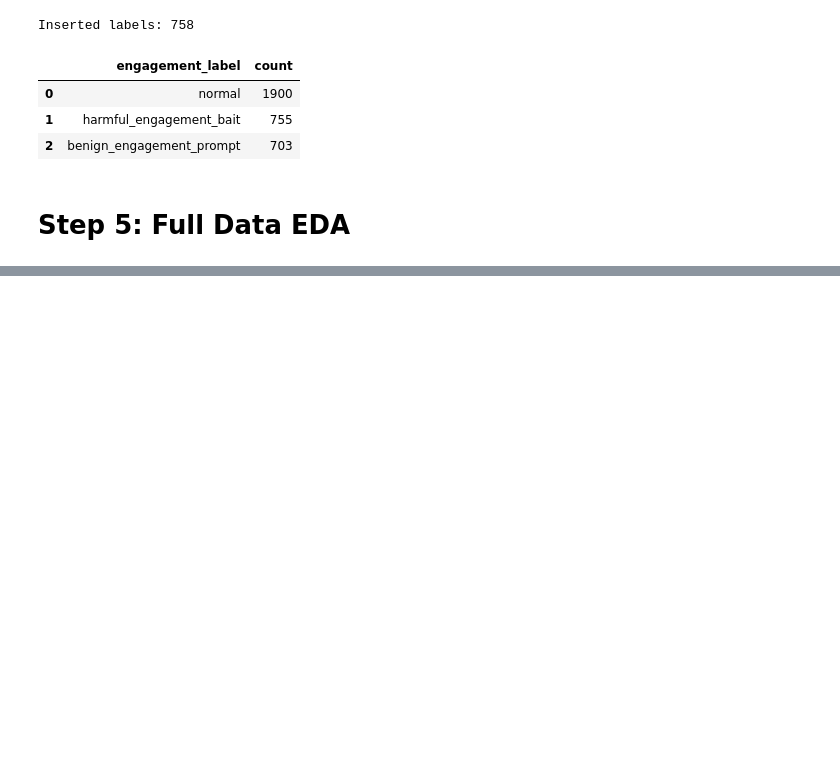
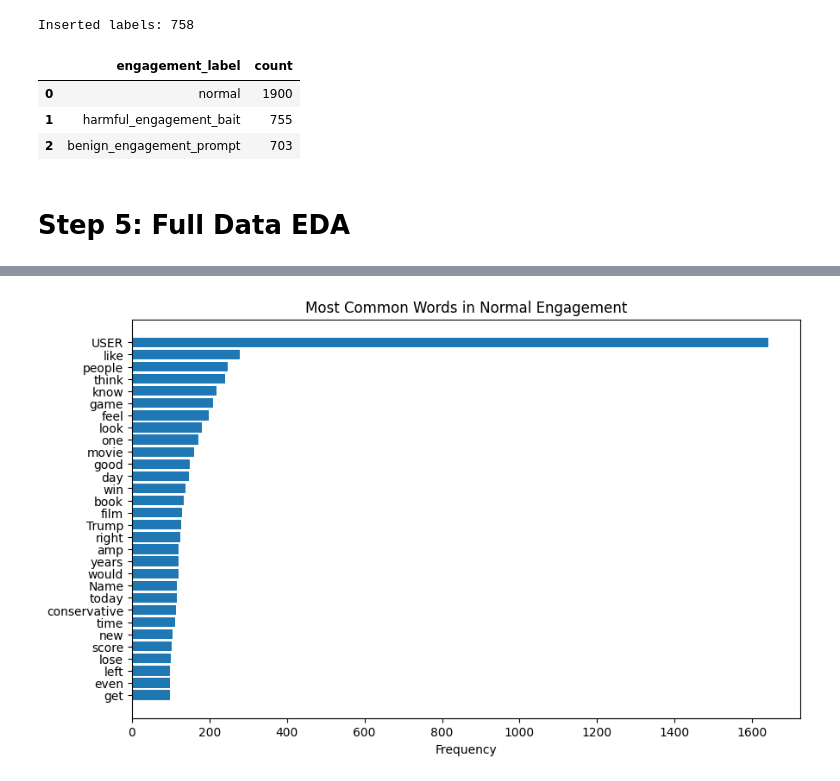
Before and after one commit to RJ-Worrall/Twitter_Engagement_Bait_Modeling, a Jupyter notebook: Twitter_Project.ipynb, the cells around one changed output, grey strips where cells are left out. Cells and saved outputs as stored; diff of their text form; code cells hidden in the pictures; blank space fills up the shorter version.

```diff
--- a/Twitter_Project.ipynb
+++ b/Twitter_Project.ipynb
@@ -1670,0 +1793,18 @@ Name: count, dtype: int64
+# %%
+# Normal Plot
+plt.figure(figsize=(10,6))
+
+plt.barh(
+    normal_df["word"],
+    normal_df["count"]
+)
+
+plt.gca().invert_yaxis()
+
+plt.title("Most Common Words in Normal Engagement")
+
+plt.xlabel("Frequency")
+
+plt.show()
+# %% [output]
+[figure, added]
```
Also changed, not shown: parts of 18 cells of this notebook.
